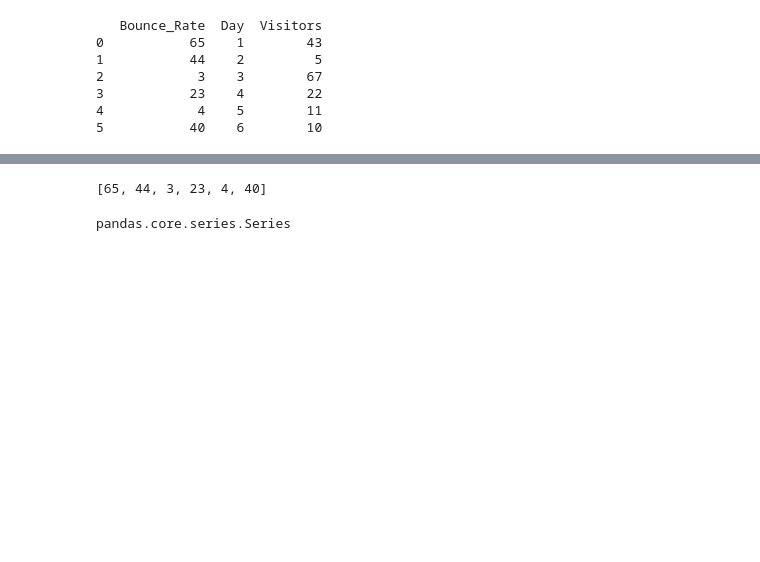
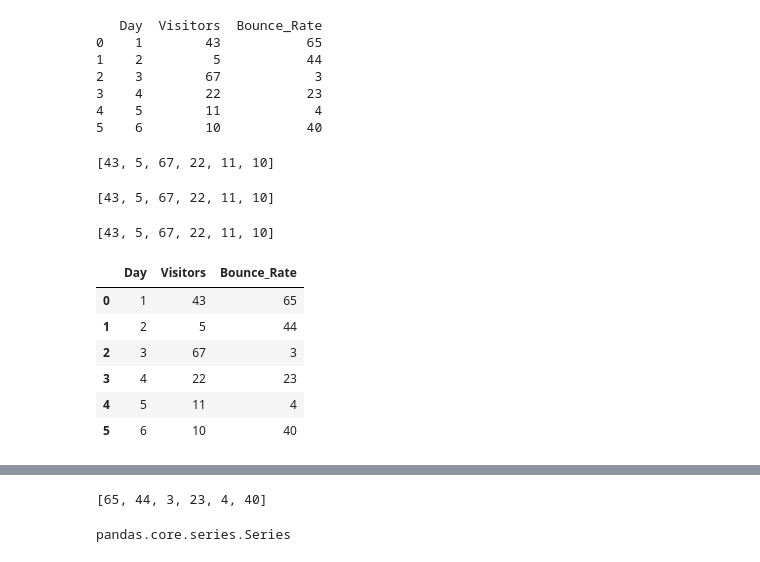
Before and after one commit to jaivrat/python_codes, a Jupyter notebook: learn/Pandas basics.ipynb, the cells around one changed output, grey strips where cells are left out. Drawn from its saved outputs; the diff is of its cells as text; code cells hidden in the pictures; blank space fills up the shorter version.

```diff
--- a/learn/Pandas basics.ipynb
+++ b/learn/Pandas basics.ipynb
@@ -18,15 +18,37 @@ web_stats
 # %%
 df = pd.DataFrame(web_stats)
 # %%
-print df
+print(df)
 # %% [output]
-   Bounce_Rate  Day  Visitors
-0           65    1        43
-1           44    2         5
-2            3    3        67
-3           23    4        22
-4            4    5        11
-5           40    6        10
+   Day  Visitors  Bounce_Rate
+0    1        43           65
+1    2         5           44
+2    3        67            3
+3    4        22           23
+4    5        11            4
+5    6        10           40
+# %%
+df.iloc[:,1].tolist()
+# %% [output]
+[43, 5, 67, 22, 11, 10]
+# %%
+df.Visitors.tolist()
+# %% [output]
+[43, 5, 67, 22, 11, 10]
+# %%
+df["Visitors"].tolist()
+# %% [output]
+[43, 5, 67, 22, 11, 10]
+# %%
+df
+# %% [output]
+|  | Day | Visitors | Bounce_Rate |
+| 0 | 1 | 43 | 65 |
+| 1 | 2 | 5 | 44 |
+| 2 | 3 | 67 | 3 |
+| 3 | 4 | 22 | 23 |
+| 4 | 5 | 11 | 4 |
+| 5 | 6 | 10 | 40 |
 # %%
 df.head()
 # %% [output]
```
Also changed, not shown: parts of 10 cells of this notebook, 4 other files.
